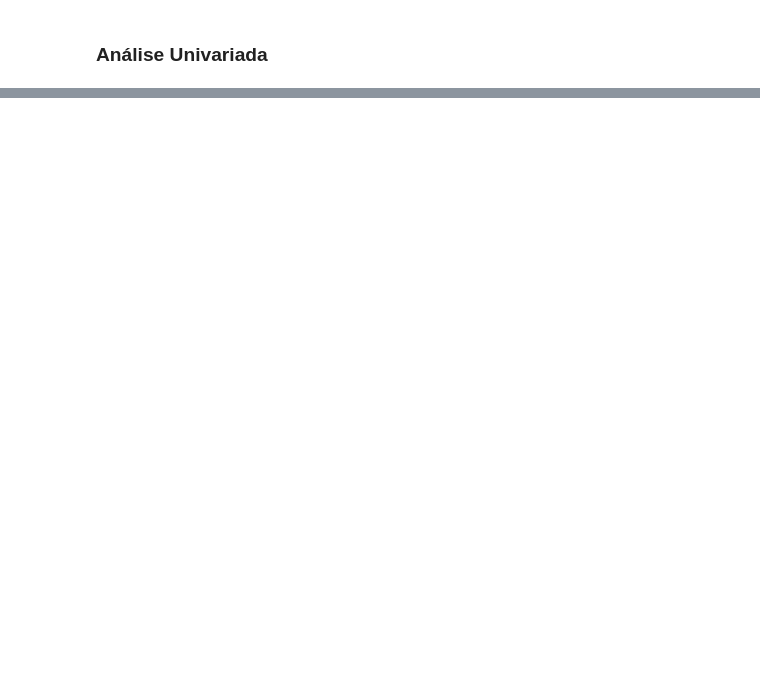
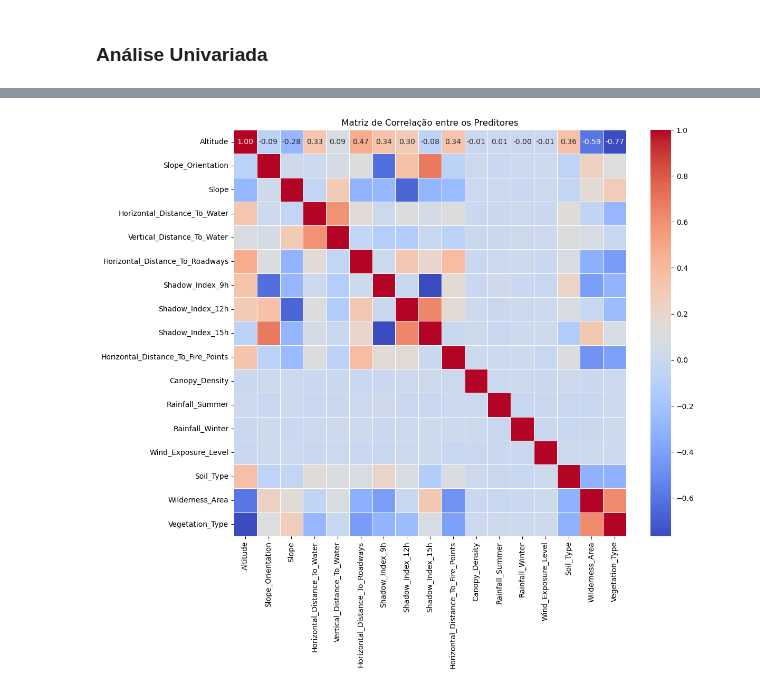
Before and after one commit to pedrocc03/APRAU_24_25_G23, a Jupyter notebook: Trabalho.ipynb, the cells around one changed output, grey strips where cells are left out. Saved outputs shown, nothing was run; the diff lists cells and outputs as text; code cells hidden in the pictures; blank space fills up the shorter version.

```diff
--- a/Trabalho.ipynb
+++ b/Trabalho.ipynb
@@ -368,0 +423,26 @@ plt.show()
+# %%
+# Criar uma cópia do DataFrame
+df_encoded = df_all.copy()
+
+label_encoder = LabelEncoder()
+
+# Lista de variáveis categóricas
+categoricalFeatures = ['Vegetation_Type', 'Soil_Type', 'Wilderness_Area']
+
+# Aplicar o LabelEncoder em cada variável categórica
+for feature in categoricalFeatures:
+    df_encoded[feature] = label_encoder.fit_transform(df_encoded[feature])
+
+# Selecionar todas as variáveis numéricas, incluindo as categóricas agora codificadas
+numericFeatures_encoder = df_encoded.select_dtypes(include=[np.number])
+
+# Calcular a matriz de correlação entre os preditores
+corr_matrix = numericFeatures_encoder.corr()
+
+# Plotar o heatmap da matriz de correlação
+plt.figure(figsize=(12, 10))
+sns.heatmap(corr_matrix, annot=True, cmap="coolwarm", fmt=".2f", linewidths=0.5)
+plt.title("Matriz de Correlação entre os Preditores")
+plt.show()
+# %% [output]
+[figure, added]
```
Also changed, not shown: parts of 15 cells of this notebook.
